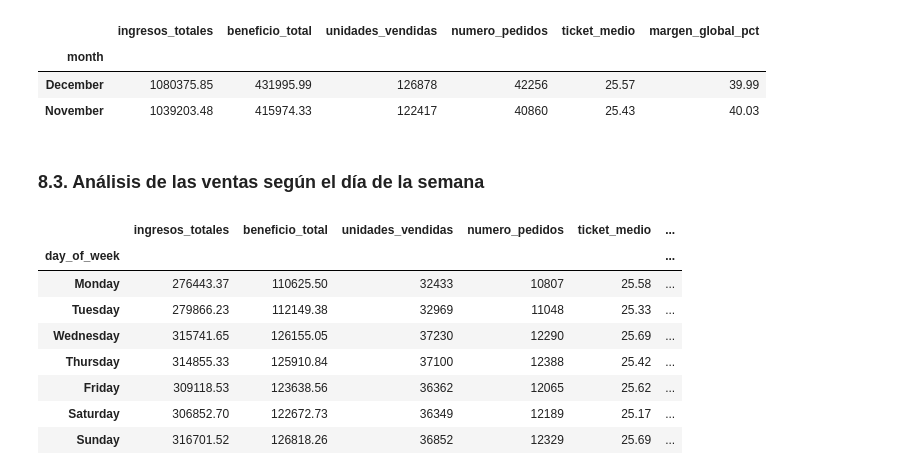
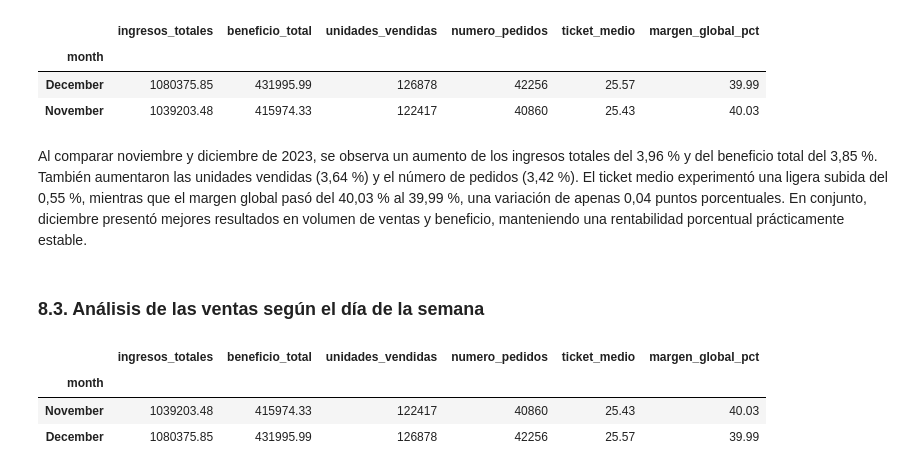
Before and after one commit to SofiaConsoli/Proyecto_Final_Data_and_Analytics, a Jupyter notebook: notebooks/proyecto_final_EDA_python.ipynb, the cells around one changed output. Drawn from its saved outputs; the diff is of its cells as text; code cells hidden in the pictures.

```diff
--- a/notebooks/proyecto_final_EDA_python.ipynb
+++ b/notebooks/proyecto_final_EDA_python.ipynb
@@ -600,44 +685,47 @@ display(analisis_mensual.round(2))
 | month |  |  |  |  |  |  |
 | December | 1080375.85 | 431995.99 | 126878 | 42256 | 25.57 | 39.99 |
 | November | 1039203.48 | 415974.33 | 122417 | 40860 | 25.43 | 40.03 |
+# %% [markdown]
+Al comparar noviembre y diciembre de 2023, se observa un aumento de los ingresos totales del 3,96 % y del beneficio total del 3,85 %. También aumentaron las unidades vendidas (3,64 %) y el número de pedidos (3,42 %). El ticket medio experimentó una ligera subida del 0,55 %, mientras que el margen global pasó del 40,03 % al 39,99 %, una variación de apenas 0,04 puntos porcentuales. En conjunto, diciembre presentó mejores resultados en volumen de ventas y beneficio, manteniendo una rentabilidad porcentual prácticamente estable.
 # %% [markdown]
 ### 8.3. Análisis de las ventas según el día de la semana
 # %%
-# Análisis de ventas según el día de la semana
+# Comparación mensual de ventas y rentabilidad
 
-orden_dias = [
-    "Monday", "Tuesday", "Wednesday", "Thursday",
-    "Friday", "Saturday", "Sunday"
-]
-
-analisis_dias = eda_df.groupby("day_of_week").agg(
+analisis_mensual = eda_df.groupby("month").agg(
     ingresos_totales=("revenue", "sum"),
     beneficio_total=("profit", "sum"),
     unidades_vendidas=("quantity", "sum"),
     numero_pedidos=("order_id", "nunique")
 )
 
-analisis_dias["ticket_medio"] = (
-    analisis_dias["ingresos_totales"]
-    / analisis_dias["numero_pedidos"]
+analisis_mensual["ticket_medio"] = (
+    analisis_mensual["ingresos_totales"]
+    / analisis_mensual["numero_pedidos"]
 )
 
-analisis_dias["margen_global_pct"] = (
-    analisis_dias["beneficio_total"]
-    / analisis_dias["ingresos_totales"]
+analisis_mensual["margen_global_pct"] = (
+    analisis_mensual["beneficio_total"]
+    / analisis_mensual["ingresos_totales"]
     * 100
 )
 
-analisis_dias = analisis_dias.reindex(orden_dias)
+# Mostrar tabla resumen en orden cronológico
+analisis_mensual = analisis_mensual.reindex(
+    ["November", "December"]
+)
 
-display(analisis_dias.round(2))
+display(analisis_mensual.round(2))
+
+# Calcular la variación porcentual de diciembre respecto a noviembre
+variacion_pct = (
+    (analisis_mensual.loc["December"]
+     - analisis_mensual.loc["November"])
+    / analisis_mensual.loc["November"]
+    * 100
+)
 # %% [output]
-|  | ingresos_totales | beneficio_total | unidades_vendidas | numero_pedidos | ticket_medio | ... |
-| day_of_week |  |  |  |  |  | ... |
-| Monday | 276443.37 | 110625.50 | 32433 | 10807 | 25.58 | ... |
-| Tuesday | 279866.23 | 112149.38 | 32969 | 11048 | 25.33 | ... |
-| Wednesday | 315741.65 | 126155.05 | 37230 | 12290 | 25.69 | ... |
-| Thursday | 314855.33 | 125910.84 | 37100 | 12388 | 25.42 | ... |
-| Friday | 309118.53 | 123638.56 | 36362 | 12065 | 25.62 | ... |
-| Saturday | 306852.70 | 122672.73 | 36349 | 12189 | 25.17 | ... |
-| Sunday | 316701.52 | 126818.26 | 36852 | 12329 | 25.69 | ... |
+|  | ingresos_totales | beneficio_total | unidades_vendidas | numero_pedidos | ticket_medio | margen_global_pct |
+| month |  |  |  |  |  |  |
+| November | 1039203.48 | 415974.33 | 122417 | 40860 | 25.43 | 40.03 |
+| December | 1080375.85 | 431995.99 | 126878 | 42256 | 25.57 | 39.99 |
```
Also changed, not shown: parts of 10 cells of this notebook.
